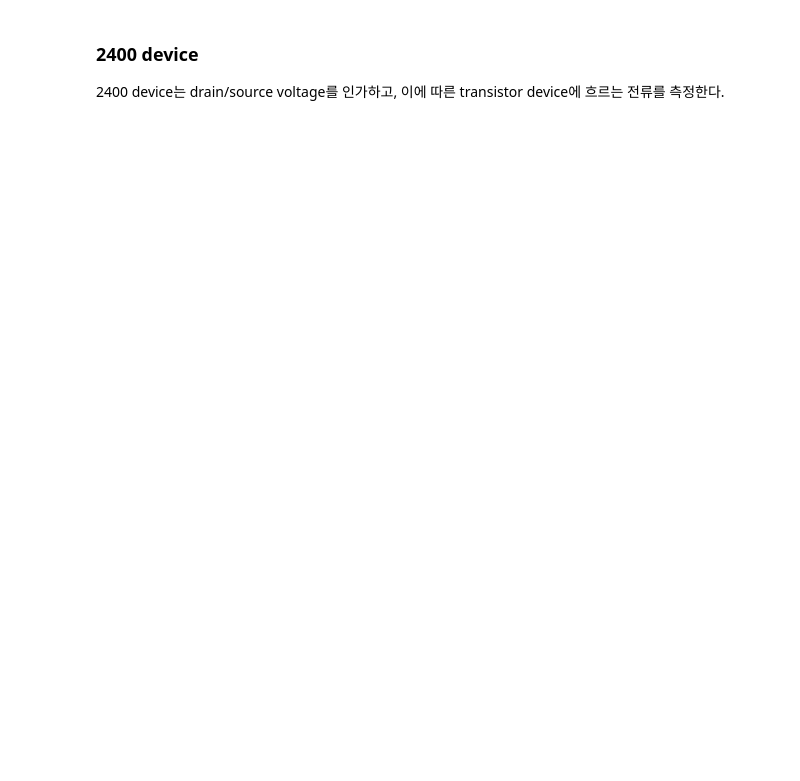
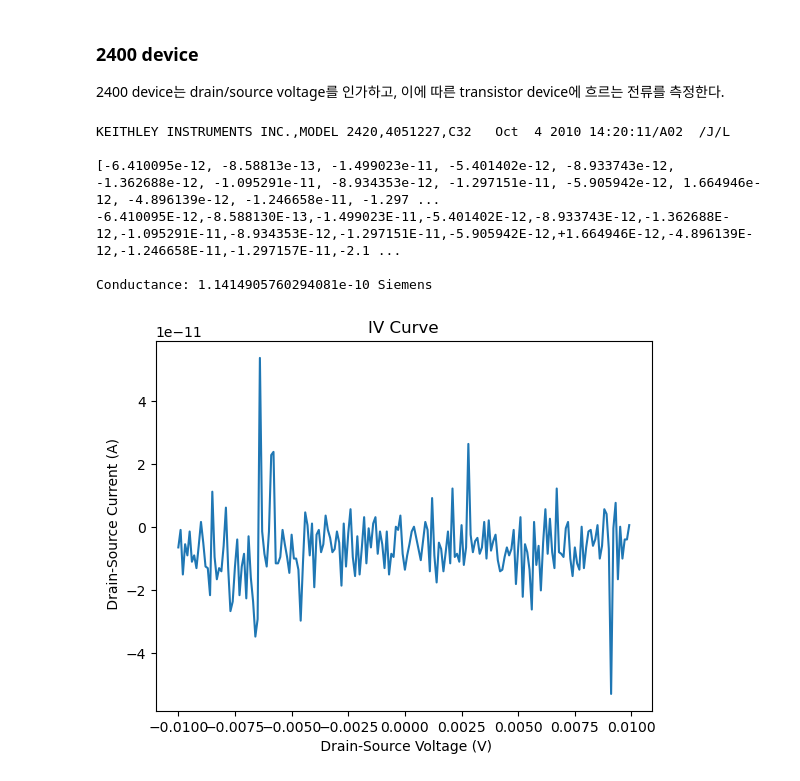
Before and after one commit to Soku3D/KeithleyApp, a Jupyter notebook: Samples/2420Test.ipynb, the cells around one changed output. Drawn from its saved outputs; the diff is of its cells as text; code cells hidden in the pictures; blank space fills up the shorter version.

```diff
--- a/Samples/2420Test.ipynb
+++ b/Samples/2420Test.ipynb
@@ -11,15 +11,15 @@ import pyvisa
 import time
 
 rm = pyvisa.ResourceManager()
-Keithley = rm.open_resource('GPIB::24::INSTR')
+Keithley = rm.open_resource('GPIB0::24::INSTR')
 
 # DeviceID
 print(Keithley.query('*IDN?'))
 
-startv = "0"
-stopv = "60"
-stepv ="1"
-steps= "61"
+startv = "-0.01"
+stopv = "0.01"
+stepv ="0.0001"
+steps= "201"
 startvprime = float(startv)
 stopvprime = float(stopv)
 stepvprime = float(stepv)
@@ -37,7 +37,7 @@ Keithley.write(":SOUR:VOLT:STEP ", stepv)
 Keithley.write(":SOUR:SWE:RANG AUTO")
 
 # Set compliance current (in A), sweep direction, and data acquisition
-Keithley.write(":SENS:CURR:PROT 1")
+Keithley.write(":SENS:CURR:PROT 0.1")
 Keithley.write(":SOUR:SWE:SPAC LIN")
 Keithley.write(":SOUR:VOLT:DEL 0.5")
 Keithley.write(":SOUR:SWE:POIN ", str(int(steps)))
@@ -49,30 +49,38 @@ Keithley.write(":FORM:ELEM CURR")
 Keithley.write(":SOUR:VOLT:MODE SWE")
 Keithley.write(":OUTP ON")
 
 # Initiate sweep, collect ACSII current values, and turn output off
 result = Keithley.query(":READ?")
 yvalues = Keithley.query_ascii_values(":FETC?")
 #data = Keithley.query('TRAC:DATA? 1,1')
 
 print(yvalues)
 print(result)
 Keithley.write(":OUTP OFF")
 Keithley.write(":SOUR:VOLT 0")
 
 # Import Pyplot, NumPy, and SciPy
 import matplotlib.pyplot as plt
 import numpy as np
 from scipy import stats
 
 # Create xvalues array and calculate conductance
 xvalues = np.arange(startvprime,stopvprime,stepvprime)
 slope, intercept, r_value, p_value, std_error = stats.linregress(xvalues, yvalues)
 
 # Plot values and output conductance to command line
 print("Conductance:", slope, "Siemens")
 plt.plot(xvalues,yvalues)
 plt.xlabel(' Drain-Source Voltage (V)')
 plt.ylabel(' Drain-Source Current (A)')
 plt.title('IV Curve')
 plt.show()
 np.savetxt("test", (xvalues,yvalues))
+# %% [output]
+KEITHLEY INSTRUMENTS INC.,MODEL 2420,4051227,C32   Oct  4 2010 14:20:11/A02  /J/L
+
+[-6.410095e-12, -8.58813e-13, -1.499023e-11, -5.401402e-12, -8.933743e-12, -1.362688e-12, -1.095291e-11, -8.934353e-12, -1.297151e-11, -5.905942e-12, 1.664946e-12, -4.896139e-12, -1.246658e-11, -1.297 ...
+-6.410095E-12,-8.588130E-13,-1.499023E-11,-5.401402E-12,-8.933743E-12,-1.362688E-12,-1.095291E-11,-8.934353E-12,-1.297151E-11,-5.905942E-12,+1.664946E-12,-4.896139E-12,-1.246658E-11,-1.297157E-11,-2.1 ...
+
+Conductance: 1.1414905760294081e-10 Siemens
+[figure, added]
```
Also changed, not shown: 4 other files.
